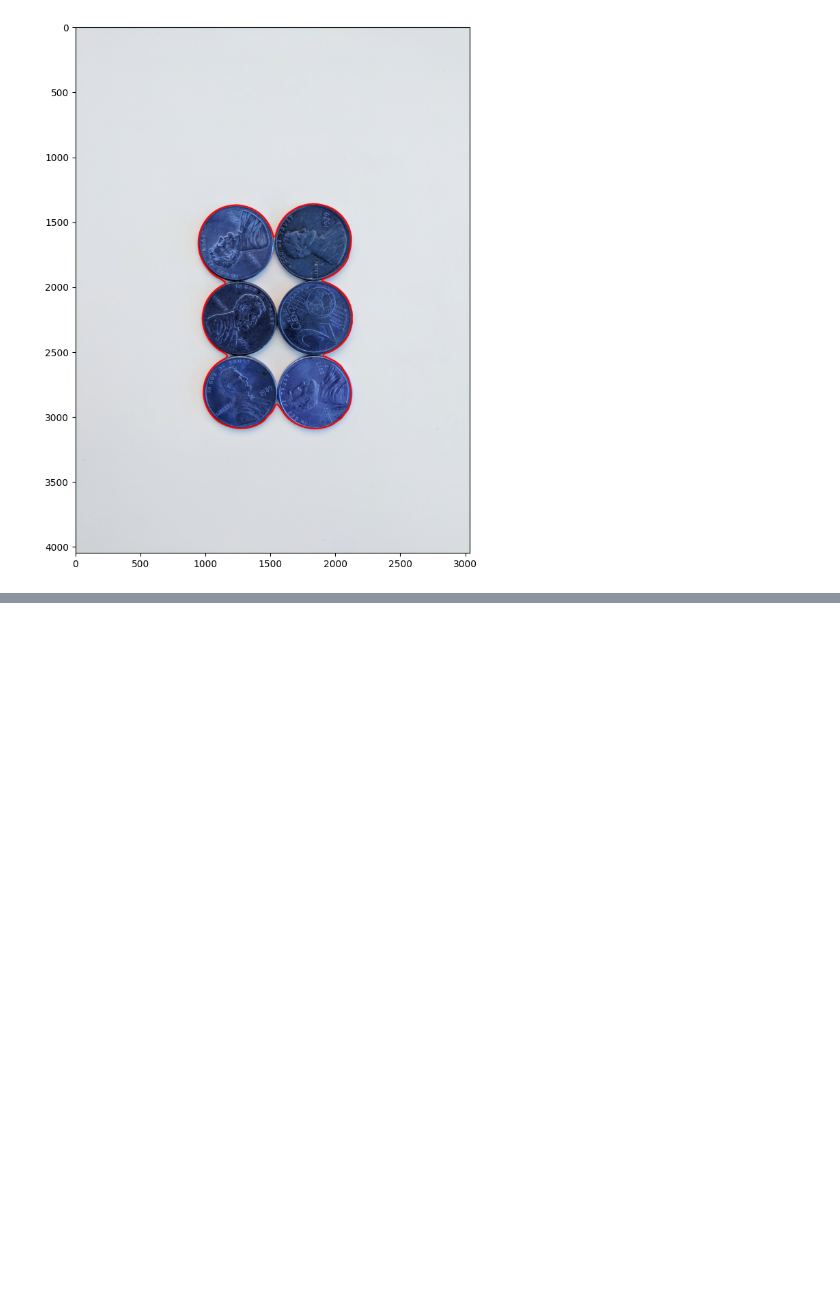
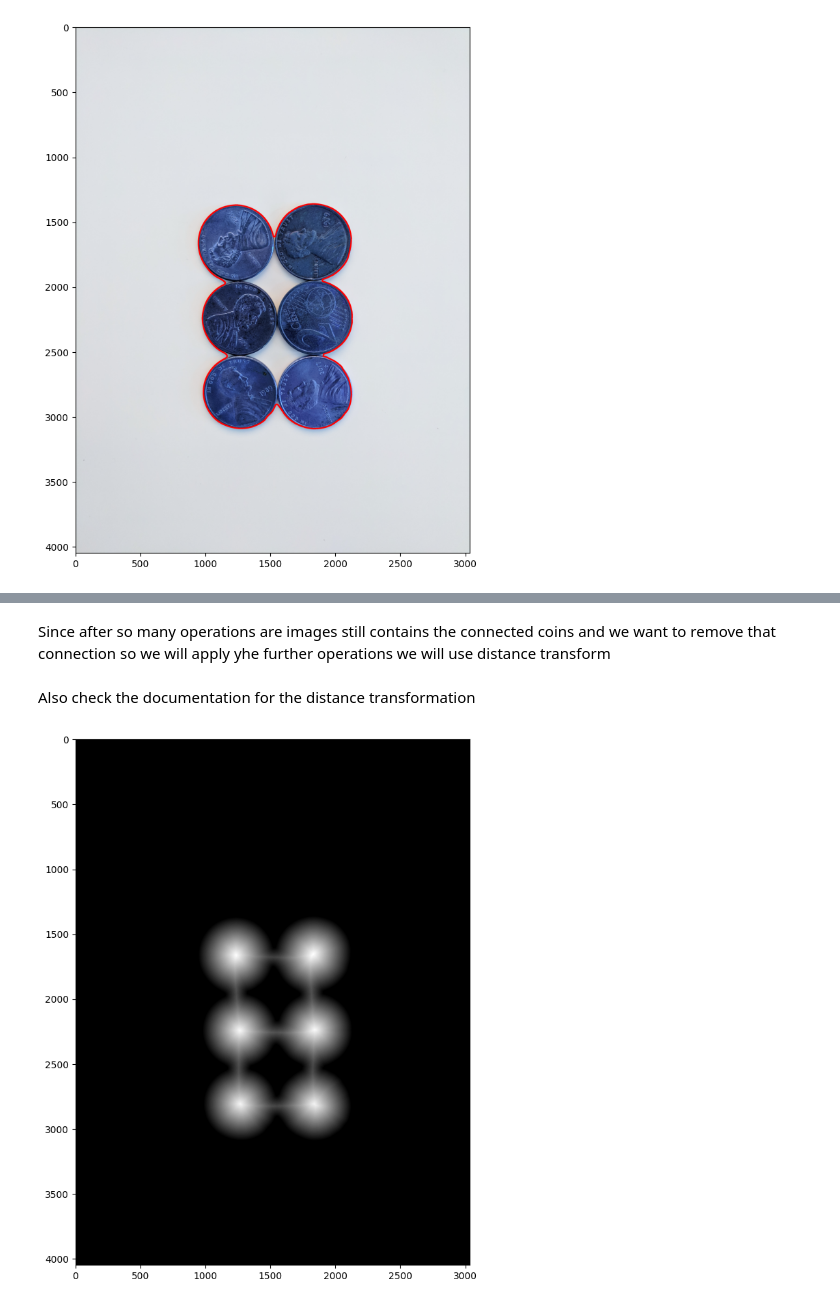
Before and after one commit to SuvitKumar003/computer-Vision-Projects, a Jupyter notebook: watershed_algorithm.ipynb, the cells around one changed output, grey strips where cells are left out. Drawn from its saved outputs; the diff is of its cells as text; code cells hidden in the pictures; blank space fills up the shorter version.

```diff
--- a/watershed_algorithm.ipynb
+++ b/watershed_algorithm.ipynb
@@ -47,0 +76,10 @@ display(sep_coins)
+# %% [markdown]
+Since after so many operations are images still contains the connected coins and we want to remove that connection so we will apply yhe further operations we will use distance transform
+# %%
+dist_tranfrom=cv2.distanceTransform(opening,cv2.DIST_L2,5)
+# %% [markdown]
+Also check the documentation for the distance transformation
+# %%
+display(dist_tranfrom)
+# %% [output]
+[figure, added]
```
Also changed, not shown: parts of 15 cells of this notebook.
